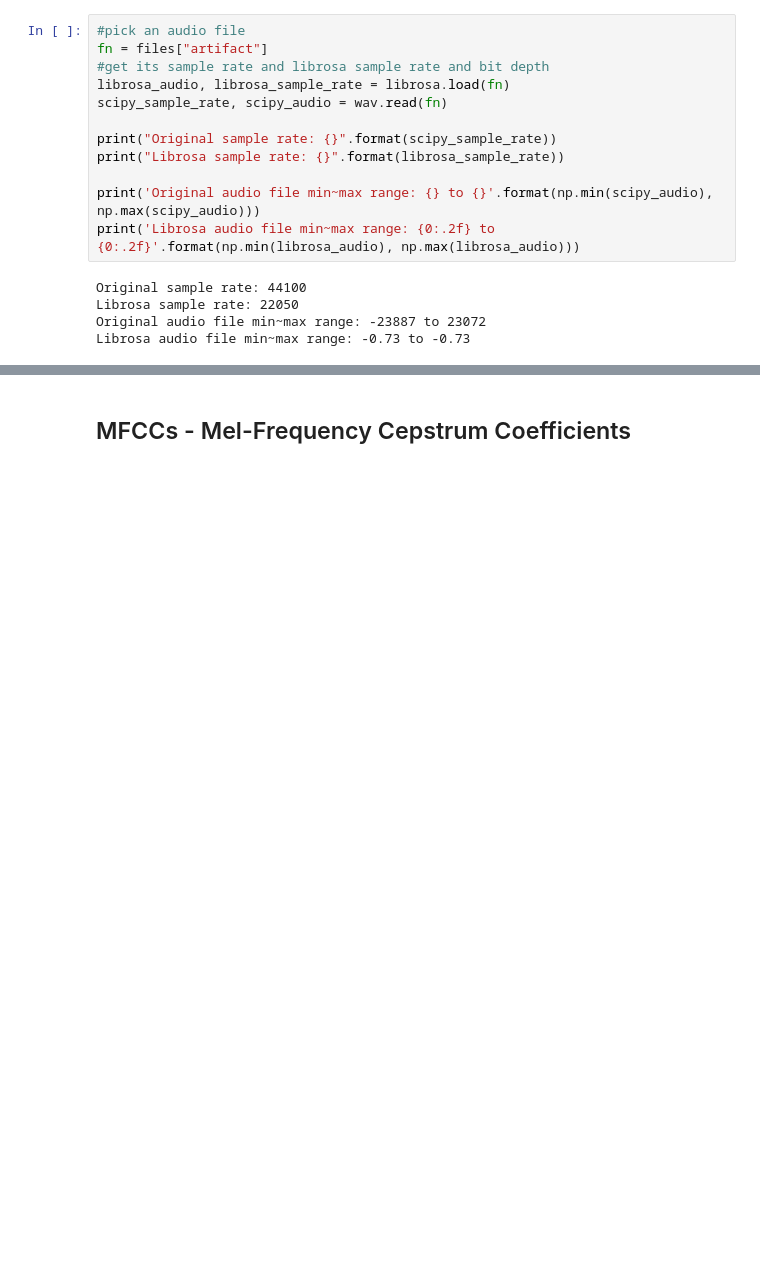
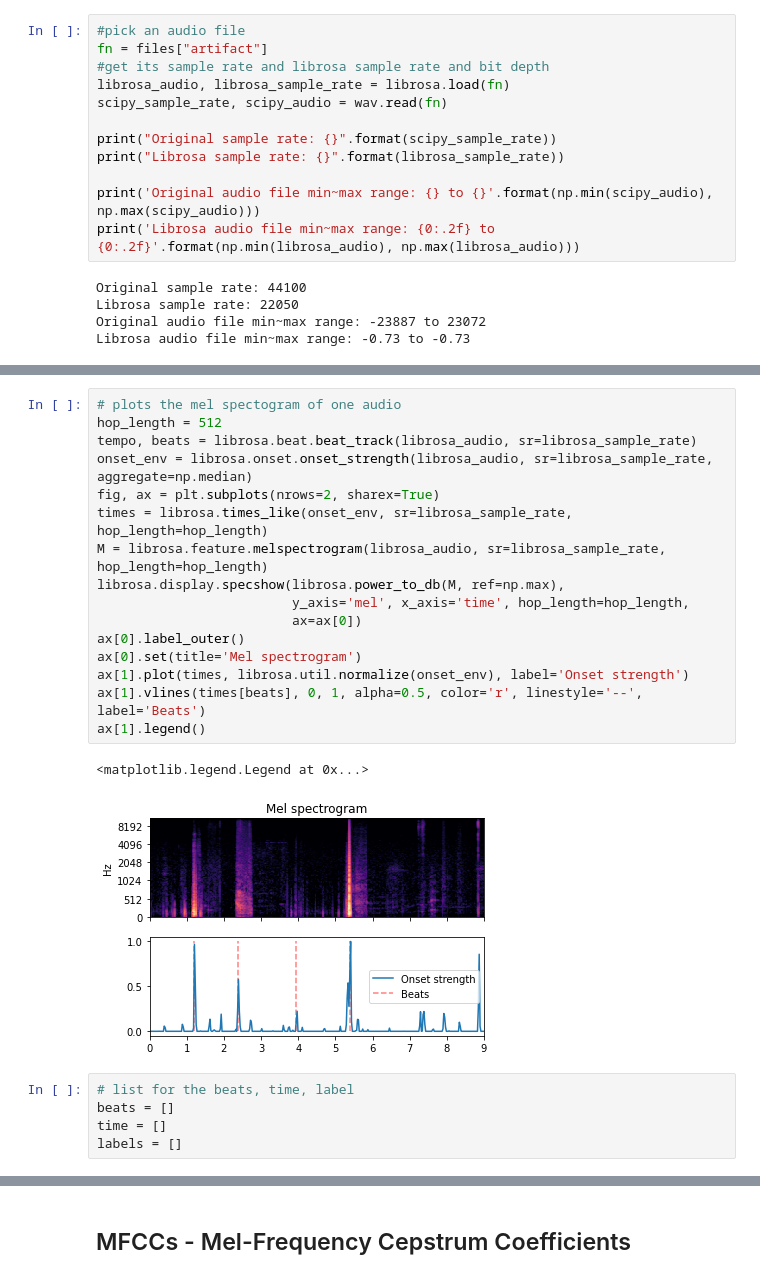
Before and after one commit to blackmountainb/taad-project, a Jupyter notebook: Projeto_SetA.ipynb, the cells around one changed output, grey strips where cells are left out. Saved outputs shown, nothing was run; the diff lists cells and outputs as text; blank space fills up the shorter version.

```diff
--- a/Projeto_SetA.ipynb
+++ b/Projeto_SetA.ipynb
@@ -167,0 +190,24 @@ experiment.log_image('librosa_audio.png')
+# %%
+# plots the mel spectogram of one audio
+hop_length = 512
+tempo, beats = librosa.beat.beat_track(librosa_audio, sr=librosa_sample_rate)
+onset_env = librosa.onset.onset_strength(librosa_audio, sr=librosa_sample_rate, aggregate=np.median)
+fig, ax = plt.subplots(nrows=2, sharex=True)
+times = librosa.times_like(onset_env, sr=librosa_sample_rate, hop_length=hop_length)
+M = librosa.feature.melspectrogram(librosa_audio, sr=librosa_sample_rate, hop_length=hop_length)
+librosa.display.specshow(librosa.power_to_db(M, ref=np.max),
+                         y_axis='mel', x_axis='time', hop_length=hop_length,
+                         ax=ax[0])
+ax[0].label_outer()
+ax[0].set(title='Mel spectrogram')
+ax[1].plot(times, librosa.util.normalize(onset_env), label='Onset strength')
+ax[1].vlines(times[beats], 0, 1, alpha=0.5, color='r', linestyle='--', label='Beats')
+ax[1].legend()
+# %% [output]
+<matplotlib.legend.Legend at 0x...>
+[figure, added]
+# %%
+# list for the beats, time, label
+beats = []
+time = []
+labels = []
```
Also changed, not shown: parts of 22 cells of this notebook, 4 other files.
